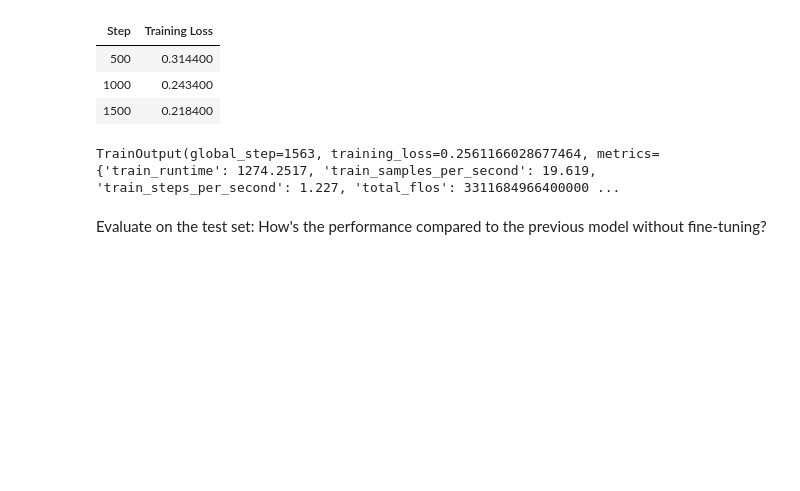
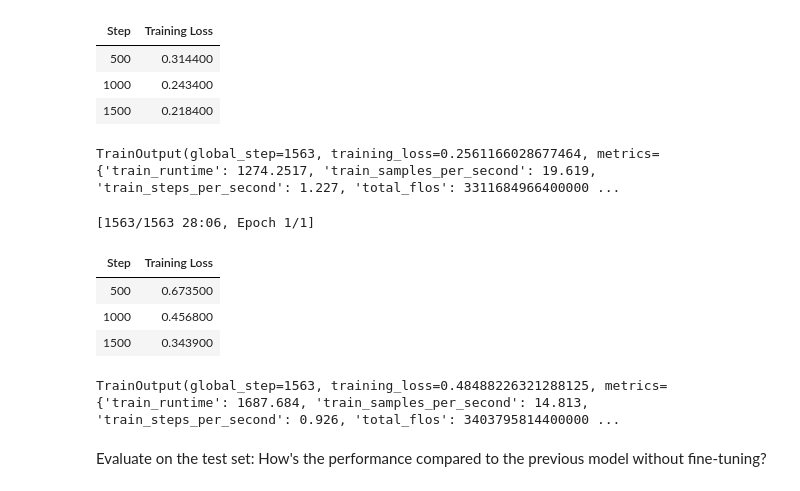
Before and after one commit to NicolasRR/cs-552-modern-nlp, a Jupyter notebook: Exercises/Week 4 - Pretraining & Finetuning/Week-4.ipynb, the cells around one changed output. Drawn from its saved outputs; the diff is of its cells as text; code cells hidden in the pictures; blank space fills up the shorter version.

```diff
--- a/Exercises/Week 4 - Pretraining & Finetuning/Week-4.ipynb
+++ b/Exercises/Week 4 - Pretraining & Finetuning/Week-4.ipynb
@@ -108,7 +108,7 @@ def load_pretrained(model_name):
 distilbert_tokenizer, distilbert_model = load_pretrained("distilbert/distilbert-base-uncased")
 
 # TODO: Load T5-small (https://huggingface.co/google-t5/t5-small)
-# t5_tokenizer, t5_model = load_pretrained("google-t5/t5-small")
+t5_tokenizer, t5_model = load_pretrained("google-t5/t5-small")
 # %% [output]
 Some weights of DistilBertForSequenceClassification were not initialized from the model checkpoint at distilbert/distilbert-base-uncased and are newly initialized: ['classifier.bias', 'classifier.weig ...
 You should probably TRAIN this model on a down-stream task to be able to use it for predictions and inference.
@@ -237,6 +271,19 @@ tokenized_test = test_data.map(lambda sample: {**tokenize_function(sample["text"
 # TODO: Define a data collator to handle padding
 from transformers import DataCollatorWithPadding
 data_collator = DataCollatorWithPadding(distilbert_tokenizer, padding=True, max_length=512)
+# %%
+# TODO: Define a function to tokenize the text
+def tokenize_function(examples):
+
+  return t5_tokenizer(examples,truncation=True, padding="max_length", max_length=512)
+
+# TODO: Tokenize the train and test data
+tokenized_train = train_data.map(lambda sample:{**tokenize_function(sample["text"]), "label":sample["label"]})
+tokenized_test = test_data.map(lambda sample: {**tokenize_function(sample["text"]), "label":sample["label"]})
+
+# TODO: Define a data collator to handle padding
+from transformers import DataCollatorWithPadding
+data_collator = DataCollatorWithPadding(t5_tokenizer, padding=True, max_length=512)
 # %% [markdown]
 **`TODO-5`: Define the `TrainingArguements` and `Trainer`.**
 # %%
@@ -244,8 +291,8 @@ data_collator = DataCollatorWithPadding(distilbert_tokenizer, padding=True, max_
 from transformers import TrainingArguments, Trainer
 
 # Define the output directory and other training arguments
-output_dir_name = "imdb-ft-distilbert"
-
+# output_dir_name = "imdb-ft-distilbert"
+output_dir_name = "imdb-ft-t5_model"
 training_args = TrainingArguments(
    output_dir = output_dir_name,
    learning_rate = 2e-5,
@@ -259,10 +306,12 @@ training_args = TrainingArguments(
 
 # TODO: Initialize the trainer
 trainer = Trainer(
-   model = distilbert_model,
+   # model = distilbert_model,
+   model = t5_model,
    args = training_args,
    train_dataset = tokenized_train,
-   tokenizer = distilbert_tokenizer,
+   # tokenizer = distilbert_tokenizer,
+   tokenizer = t5_tokenizer,
    data_collator = data_collator,
 )
 # %% [output]
@@ -280,6 +330,17 @@ trainer.train()
 | 1000 | 0.243400 |
 | 1500 | 0.218400 |
 TrainOutput(global_step=1563, training_loss=0.2561166028677464, metrics={'train_runtime': 1274.2517, 'train_samples_per_second': 19.619, 'train_steps_per_second': 1.227, 'total_flos': 3311684966400000 ...
+# %%
+# ETS: ~20mins to train on colab t4 gpu
+# T5
+trainer.train()
+# %% [output]
+[1563/1563 28:06, Epoch 1/1]
+| Step | Training Loss |
+| 500 | 0.673500 |
+| 1000 | 0.456800 |
+| 1500 | 0.343900 |
+TrainOutput(global_step=1563, training_loss=0.48488226321288125, metrics={'train_runtime': 1687.684, 'train_samples_per_second': 14.813, 'train_steps_per_second': 0.926, 'total_flos': 3403795814400000 ...
 # %% [markdown]
 Evaluate on the test set: How's the performance compared to the previous model without fine-tuning?
 # %%
```
Also changed, not shown: parts of 9 cells of this notebook.
